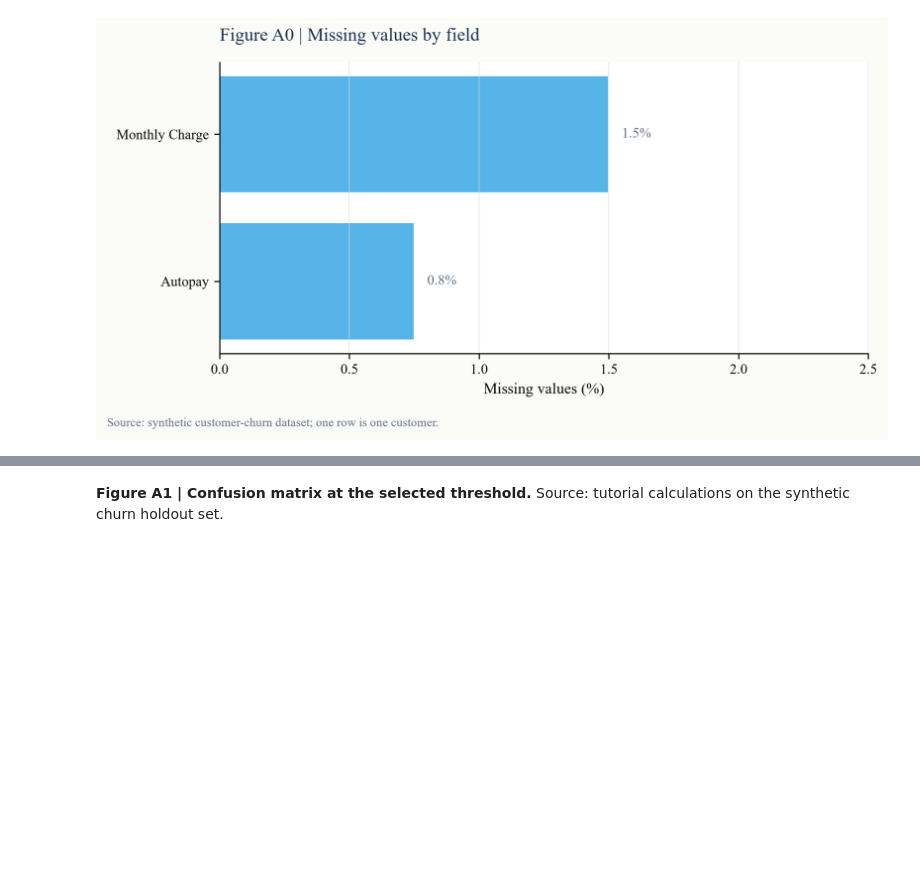
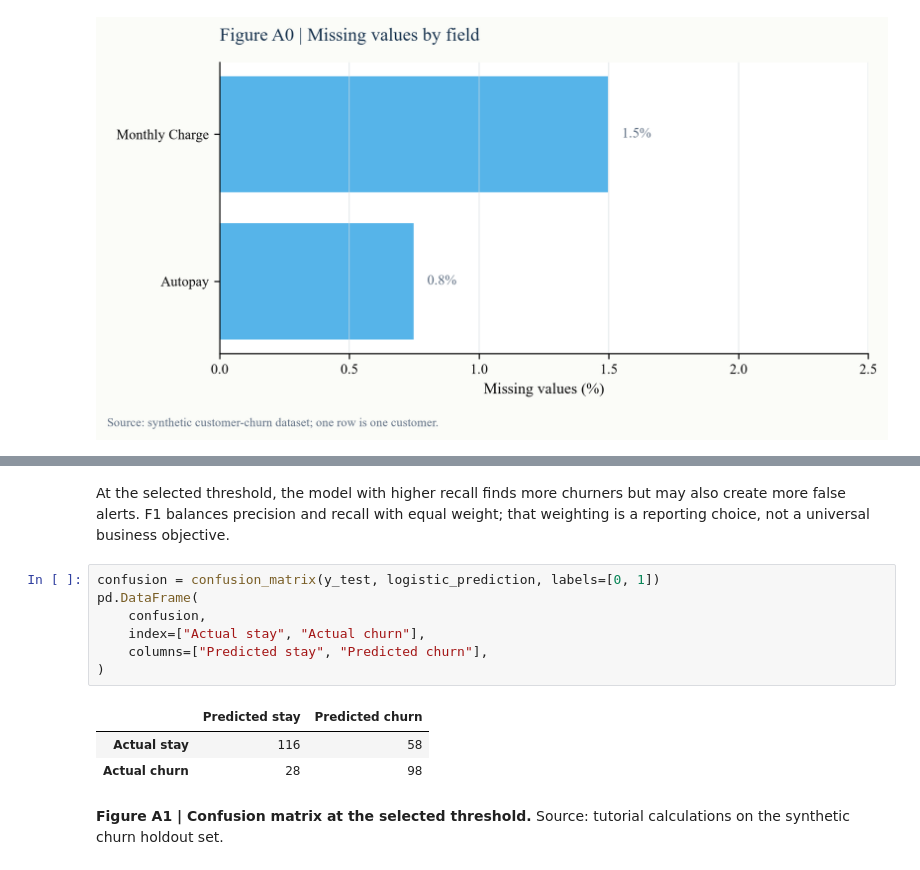
Before and after one commit to Aayloo/data-science-crisp-dm-tutorial, a Jupyter notebook: notebooks/01-customer-churn.ipynb, the cells around one changed output, grey strips where cells are left out. Drawn from its saved outputs; the diff is of its cells as text; blank space fills up the shorter version.

```diff
--- a/notebooks/01-customer-churn.ipynb
+++ b/notebooks/01-customer-churn.ipynb
@@ -117,3 +180,19 @@ pd.Series(churn.confusion, name="customers").to_frame()
+# %% [markdown]
+At the selected threshold, the model with higher recall finds more
+churners but may also create more false alerts. F1 balances precision and recall
+with equal weight; that weighting is a reporting choice, not a universal
+business objective.
+# %%
+confusion = confusion_matrix(y_test, logistic_prediction, labels=[0, 1])
+pd.DataFrame(
+    confusion,
+    index=["Actual stay", "Actual churn"],
+    columns=["Predicted stay", "Predicted churn"],
+)
+# %% [output]
+|  | Predicted stay | Predicted churn |
+| Actual stay | 116 | 58 |
+| Actual churn | 28 | 98 |
 # %% [markdown]
 **Figure A1 | Confusion matrix at the selected threshold.** Source:
 tutorial calculations on the synthetic churn holdout set.
```
Also changed, not shown: parts of 8 cells of this notebook, 37 other files.
